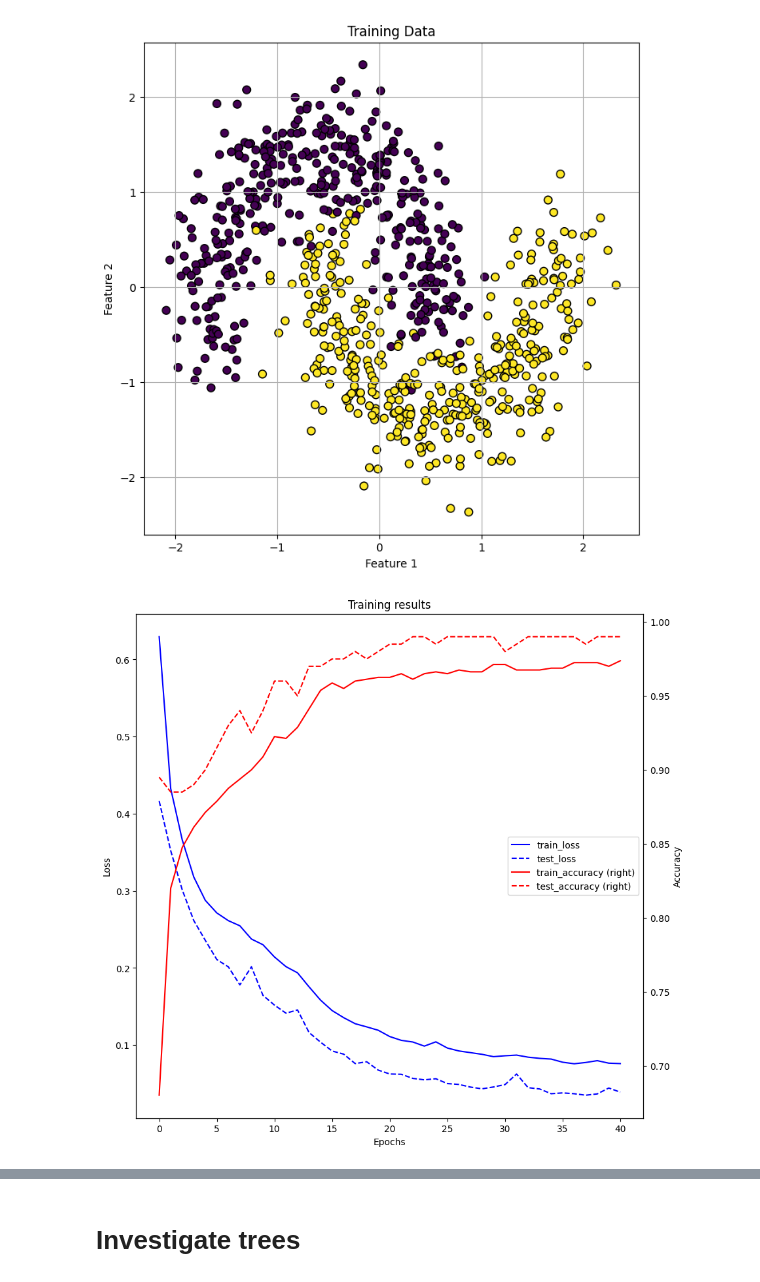
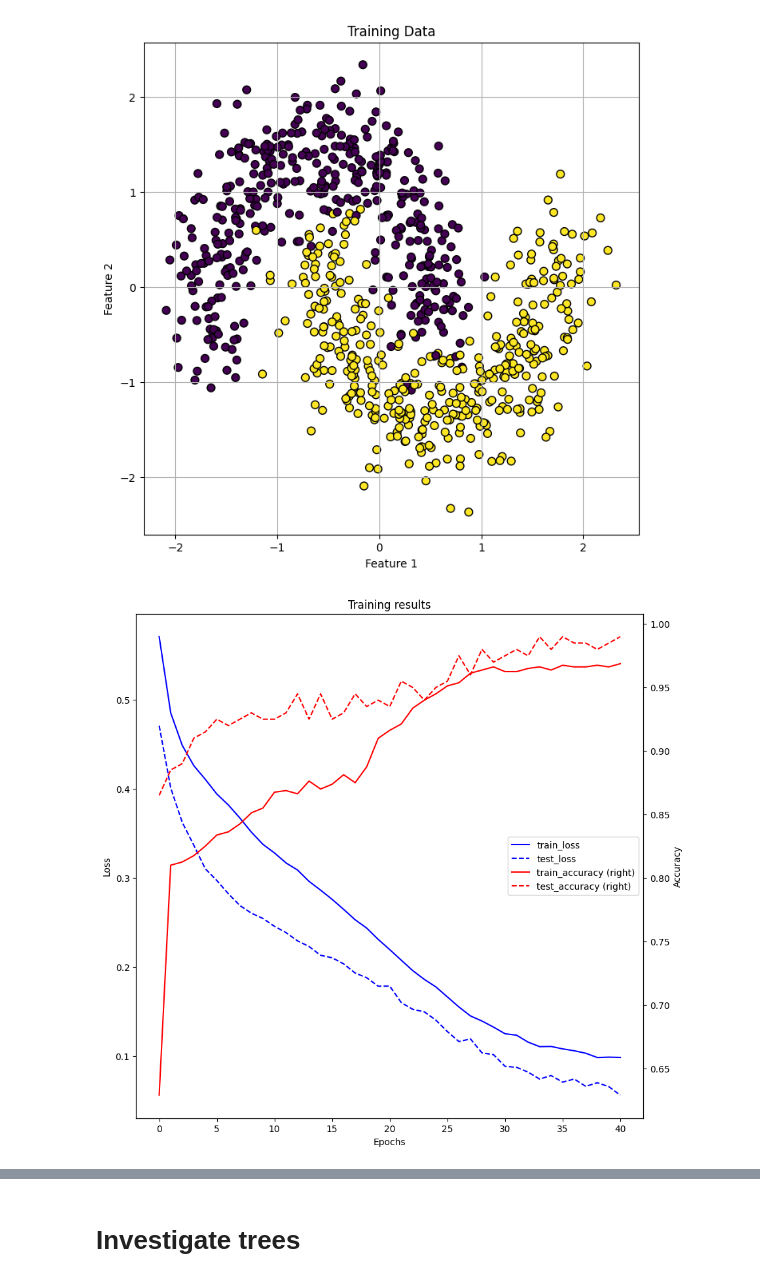
Before and after one commit to Johanmkr/WP1-Polyhedra, a Jupyter notebook: notebooks/optimize_new_tree.ipynb, the cells around one changed output, grey strips where cells are left out. Saved outputs shown, nothing was run; the diff lists cells and outputs as text; code cells hidden in the pictures.

```diff
--- a/notebooks/optimize_new_tree.ipynb
+++ b/notebooks/optimize_new_tree.ipynb
@@ -47,19 +47,19 @@ plt.show()
 # %%
 from visualization import plot_training
 from src_experiment import get_test_data
-hidden_sizes = [0,15,10,5,1]
+hidden_sizes = [0,9,7,5,3,1]
 
 ActNet = NeuralNet(
     input_size = 2,
     hidden_sizes = hidden_sizes[1:-1],
     num_classes=1,
     seed=3,
 )
 
 res, = train_model(ActNet, train, test, epochs=41, save_everyth_epoch=10, SAVE_STATES=True, savepath=get_test_data())
 plot_training(res)
 # %% [output]
-[figure, old version]
+[figure, new version]
 # %%
 trees = {}
 tot_start = time.time()
```
Also changed, not shown: parts of 5 cells of this notebook, 3 other files.
